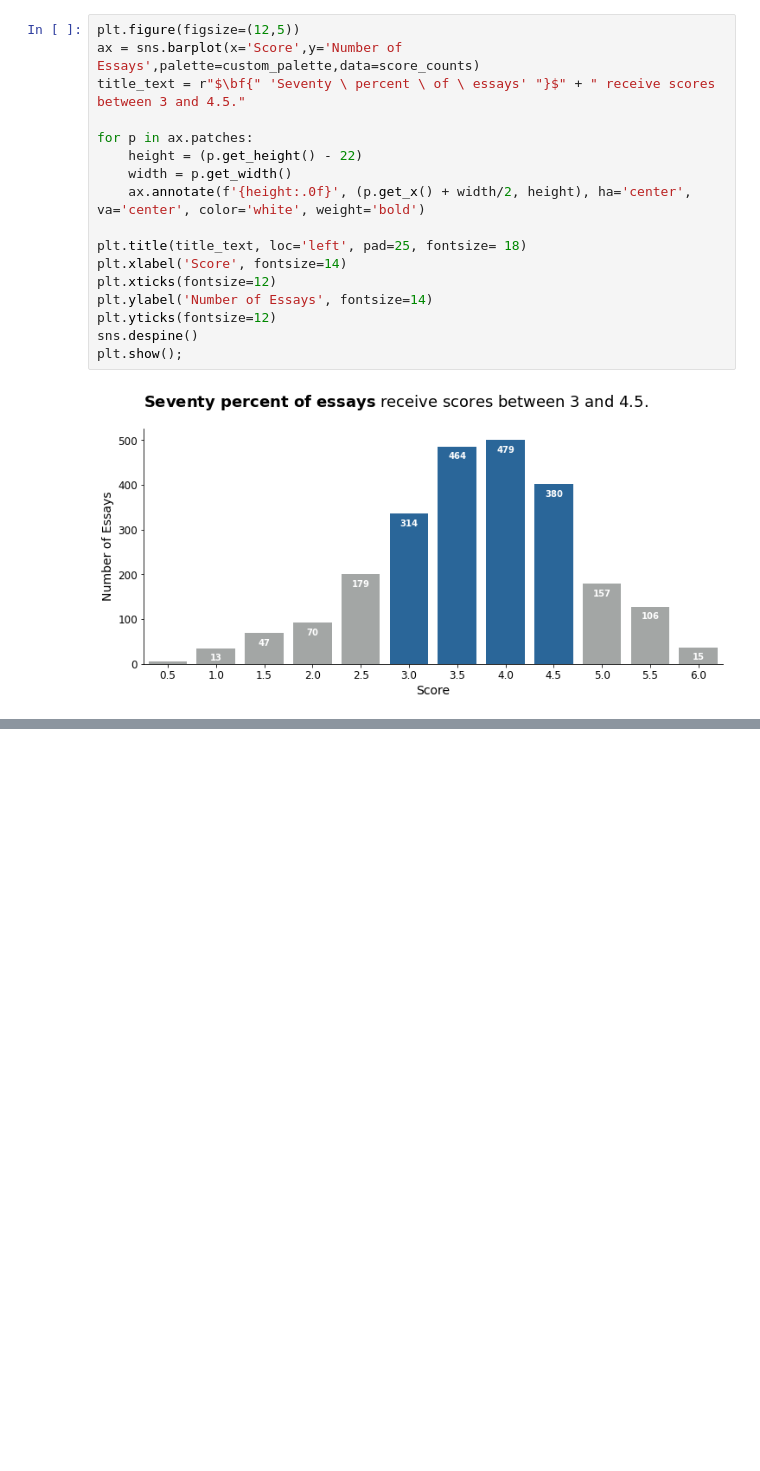
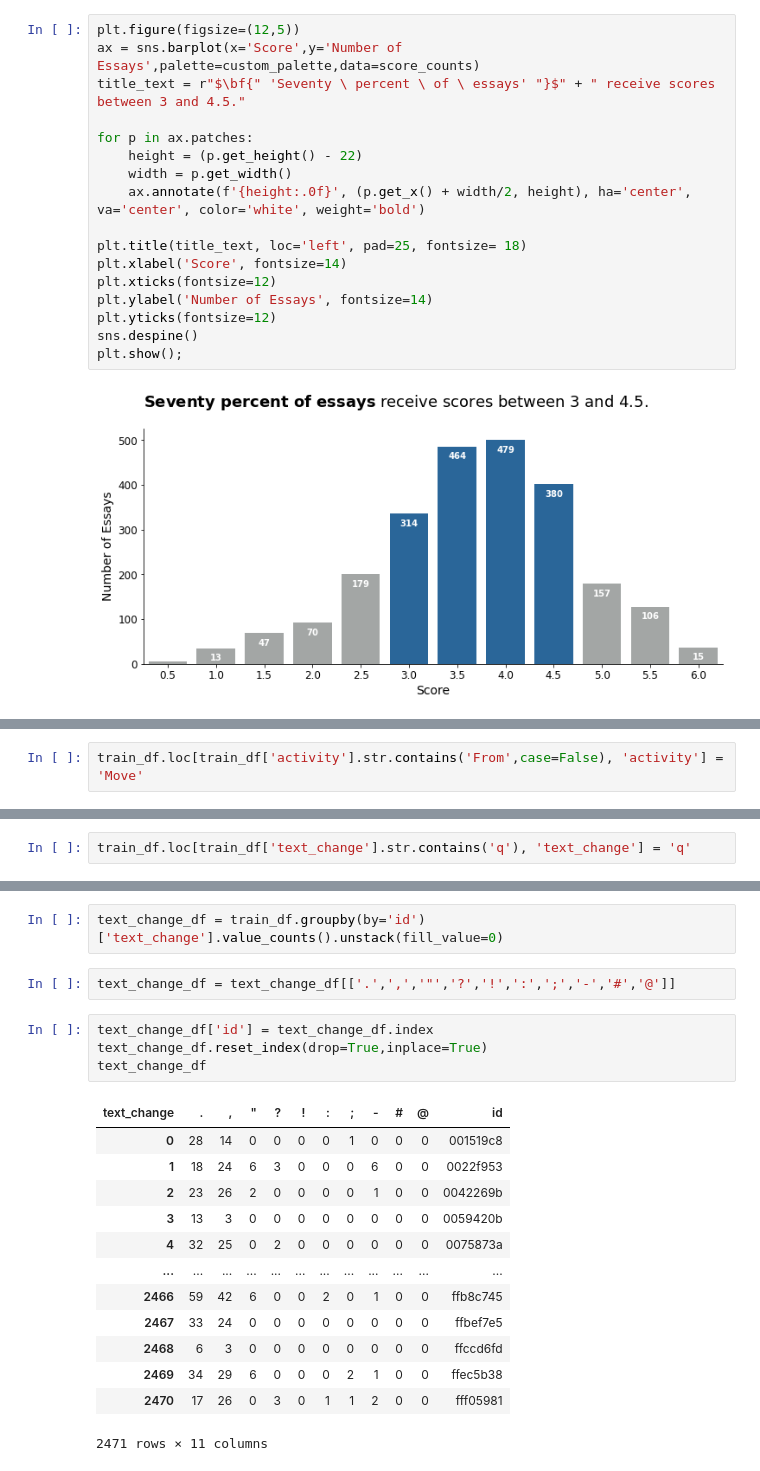
Before and after one commit to ahendricks2/EssayKeystrokes, a Jupyter notebook: Main_Notebook.ipynb, the cells around one changed output, grey strips where cells are left out. Cells and saved outputs as stored; diff of their text form; blank space fills up the shorter version.

```diff
--- a/Main_Notebook.ipynb
+++ b/Main_Notebook.ipynb
@@ -195,0 +415,2 @@ plt.show();
+# %%
+train_df.loc[train_df['activity'].str.contains('From',case=False), 'activity'] = 'Move'
@@ -195,0 +520,2 @@ plt.show();
+# %%
+train_df.loc[train_df['text_change'].str.contains('q'), 'text_change'] = 'q'
@@ -195,0 +542,22 @@ plt.show();
+# %%
+text_change_df = train_df.groupby(by='id')['text_change'].value_counts().unstack(fill_value=0)
+# %%
+text_change_df = text_change_df[['.',',','"','?','!',':',';','-','#','@']]
+# %%
+text_change_df['id'] = text_change_df.index
+text_change_df.reset_index(drop=True,inplace=True)
+text_change_df
+# %% [output]
+| text_change | . | , | " | ? | ! | : | ; | - | # | @ | id |
+| 0 | 28 | 14 | 0 | 0 | 0 | 0 | 1 | 0 | 0 | 0 | 001519c8 |
+| 1 | 18 | 24 | 6 | 3 | 0 | 0 | 0 | 6 | 0 | 0 | 0022f953 |
+| 2 | 23 | 26 | 2 | 0 | 0 | 0 | 0 | 1 | 0 | 0 | 0042269b |
+| 3 | 13 | 3 | 0 | 0 | 0 | 0 | 0 | 0 | 0 | 0 | 0059420b |
+| 4 | 32 | 25 | 0 | 2 | 0 | 0 | 0 | 0 | 0 | 0 | 0075873a |
+| ... | ... | ... | ... | ... | ... | ... | ... | ... | ... | ... | ... |
+| 2466 | 59 | 42 | 6 | 0 | 0 | 2 | 0 | 1 | 0 | 0 | ffb8c745 |
+| 2467 | 33 | 24 | 0 | 0 | 0 | 0 | 0 | 0 | 0 | 0 | ffbef7e5 |
+| 2468 | 6 | 3 | 0 | 0 | 0 | 0 | 0 | 0 | 0 | 0 | ffccd6fd |
+| 2469 | 34 | 29 | 6 | 0 | 0 | 0 | 2 | 1 | 0 | 0 | ffec5b38 |
+| 2470 | 17 | 26 | 0 | 3 | 0 | 1 | 1 | 2 | 0 | 0 | fff05981 |
+2471 rows × 11 columns
```
Also changed, not shown: parts of 46 cells of this notebook.
